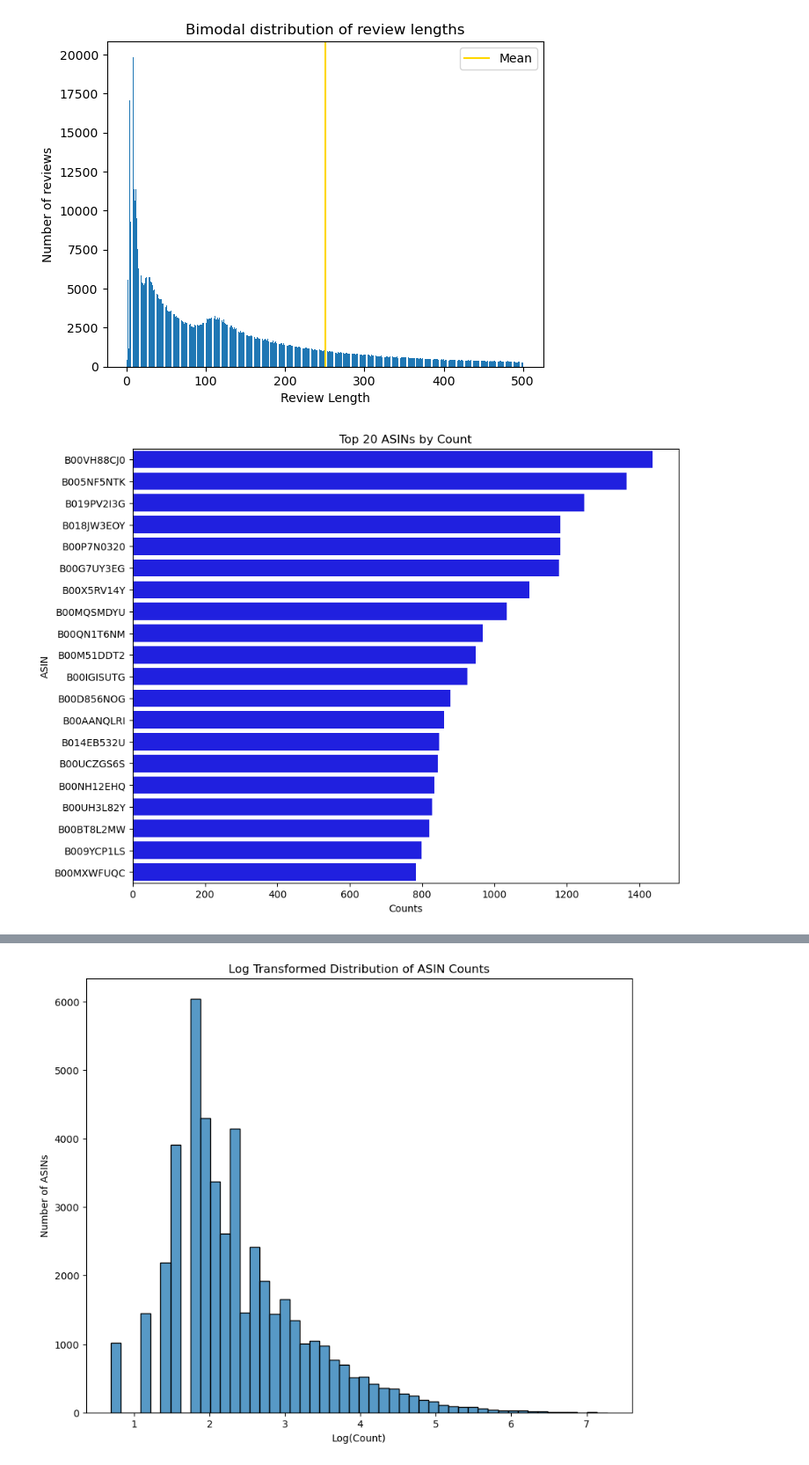
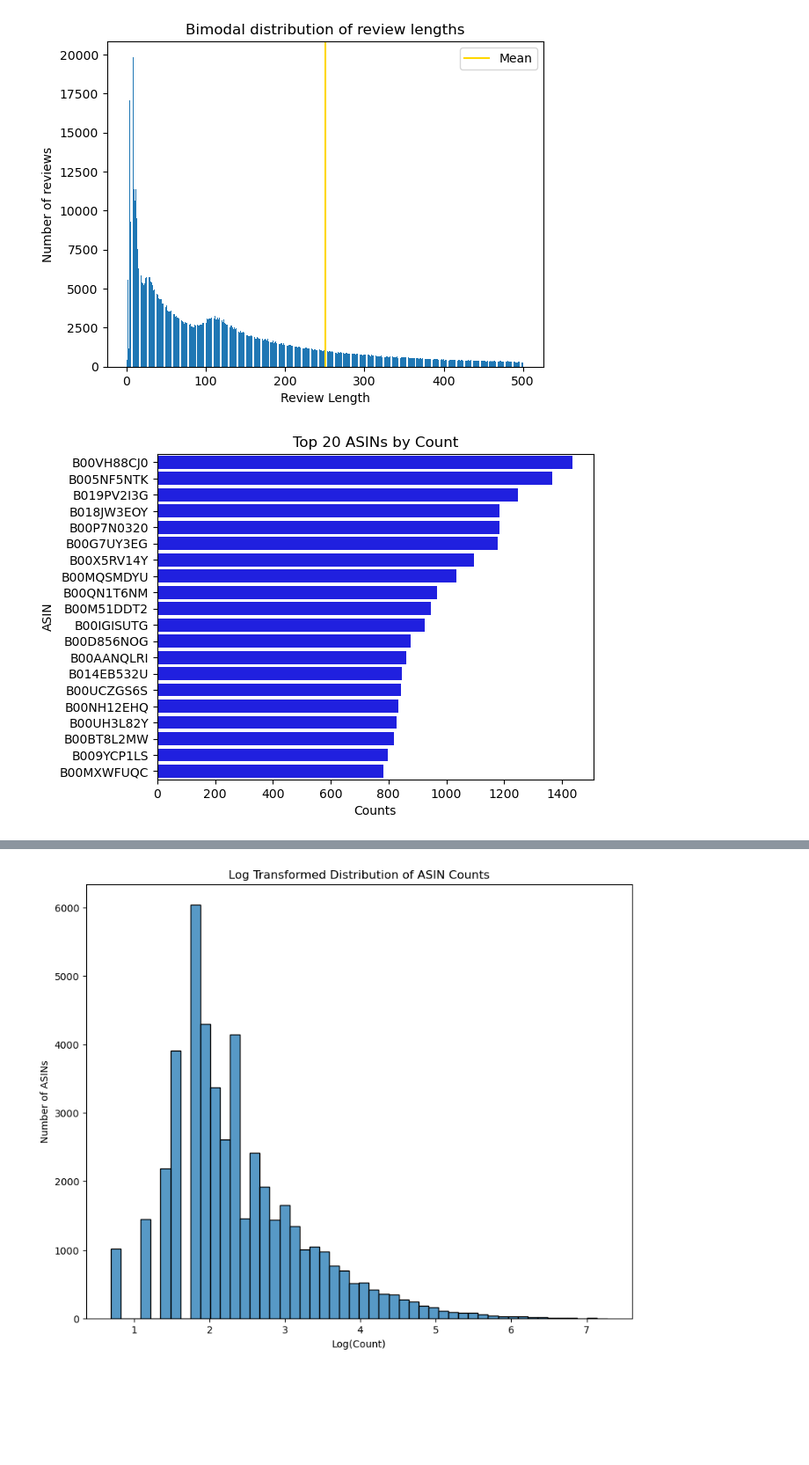
Before and after one commit to 0smee/nlp-capstone, a Jupyter notebook: notebooks/02-newEDA.ipynb, the cells around one changed output, grey strips where cells are left out. Shown: that part at 88% size. Cells and saved outputs as stored; diff of their text form; code cells hidden in the pictures; blank space fills up the shorter version.

```diff
--- a/notebooks/02-newEDA.ipynb
+++ b/notebooks/02-newEDA.ipynb
@@ -124,5 +161,5 @@ def extract(dataframe):
 # %%
-new_df = extract(df)
+new_df = simplifyReviews(df)
 # %% [output]
 <class 'pandas.core.frame.DataFrame'>
 Index: 987324 entries, 0 to 1128436
@@ -214,18 +288,18 @@ y_d = list(asin_dict.values())
 # %%
 N = 20
 
 # Select the top N ASINs
 top_asins = dict(sorted(asin_dict.items(), key=lambda item: item[1], reverse=True)[:N])
 x_top = list(top_asins.keys())
 y_top = list(top_asins.values())
 
 # plot
-plt.figure(figsize=(10, 8))
+plt.figure()
 sns.barplot(x=y_top, y=x_top, color="b")
 plt.xlabel('Counts')
 plt.ylabel('ASIN')
 plt.title('Top 20 ASINs by Count')
 plt.show()
 # %% [output]
-[figure, old version]
+[figure, new version]
 # %%
```
Also changed, not shown: parts of 32 cells of this notebook, 6 other files.
